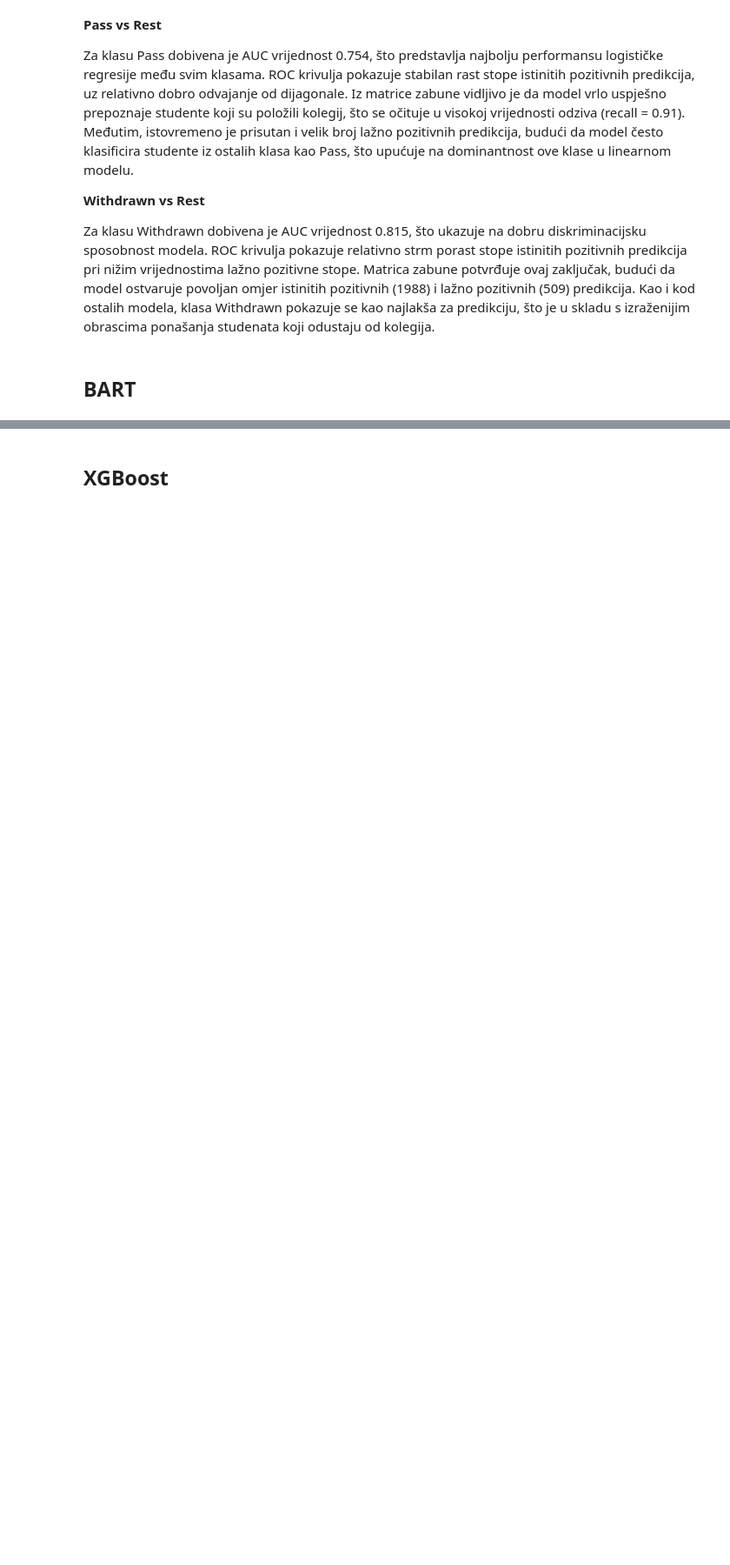
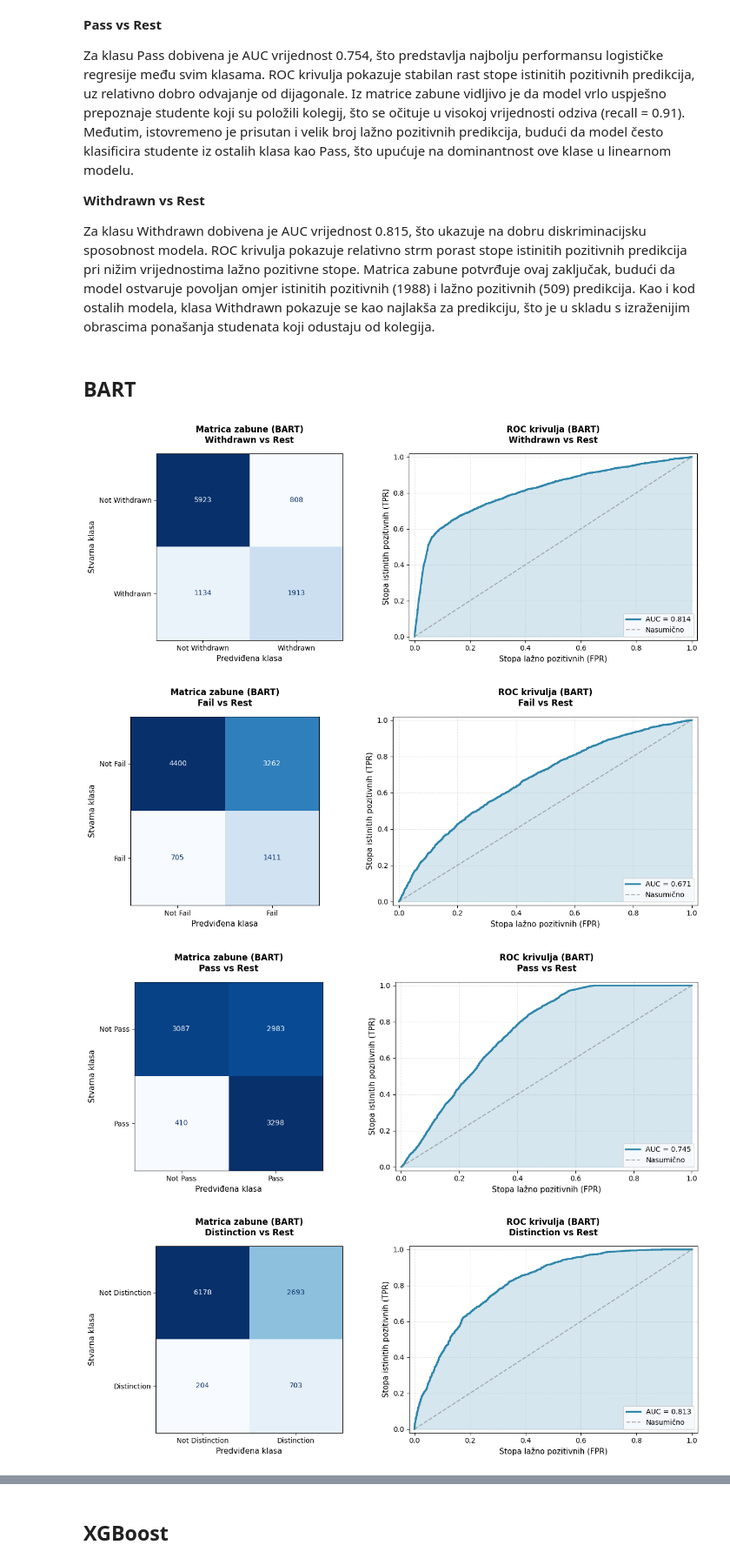
Before and after one commit to KLucan/uzop-projekt, a Jupyter notebook: projekt_3.ipynb, the cells around one changed output, grey strips where cells are left out. Shown at 87% size. Drawn from its saved outputs; the diff is of its cells as text; code cells hidden in the pictures; blank space fills up the shorter version.

```diff
--- a/projekt_3.ipynb
+++ b/projekt_3.ipynb
@@ -761,3 +721,11 @@ Za klasu Pass dobivena je AUC vrijednost 0.754, što predstavlja najbolju perfor
 Za klasu Withdrawn dobivena je AUC vrijednost 0.815, što ukazuje na dobru diskriminacijsku sposobnost modela. ROC krivulja pokazuje relativno strm porast stope istinitih pozitivnih predikcija pri nižim vrijednostima lažno pozitivne stope. Matrica zabune potvrđuje ovaj zaključak, budući da model ostvaruje povoljan omjer istinitih pozitivnih (1988) i lažno pozitivnih (509) predikcija. Kao i kod ostalih modela, klasa Withdrawn pokazuje se kao najlakša za predikciju, što je u skladu s izraženijim obrascima ponašanja studenata koji odustaju od kolegija.
 # %% [markdown]
 ## BART
+# %%
+for res in bart_results:
+    bart_visualize_results(res)
+# %% [output]
+[figure, added]
+[figure, added]
+[figure, added]
+[figure, added]
```
Also changed, not shown: parts of 5 cells of this notebook.
